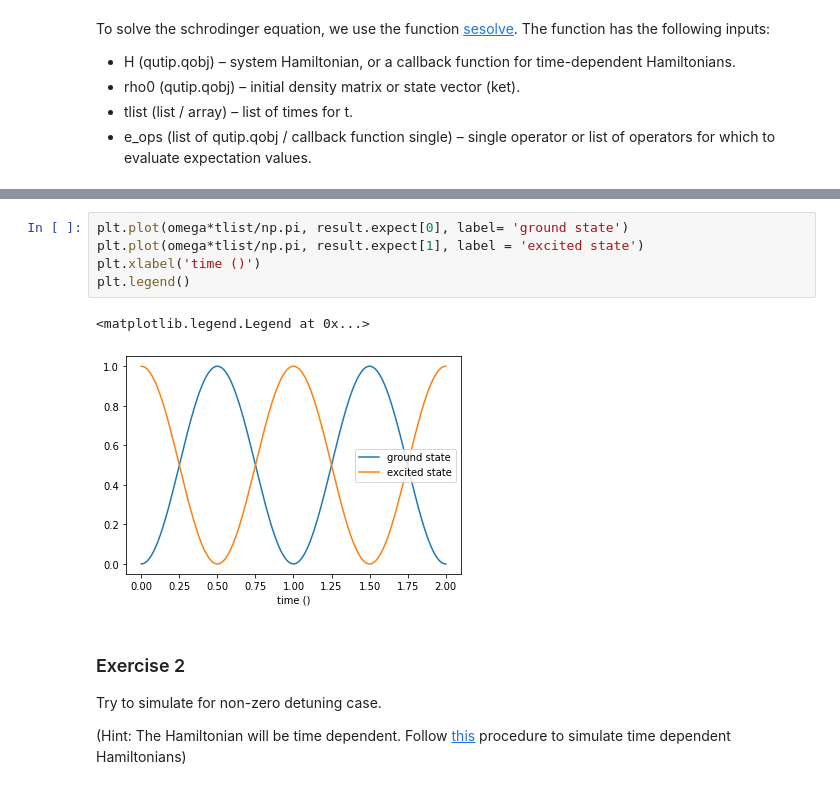
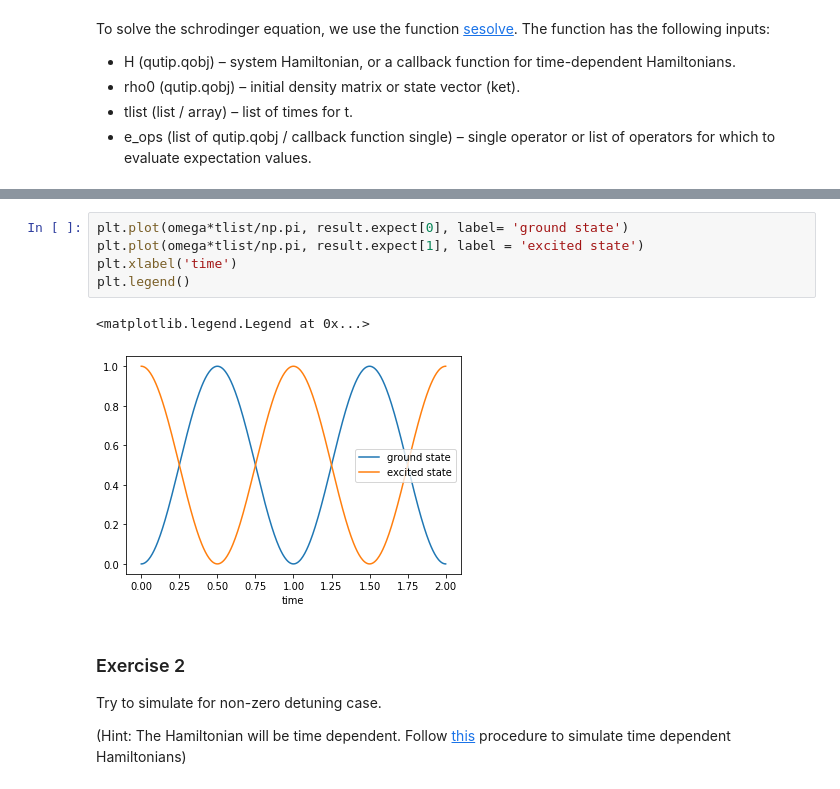
Before and after one commit to Ydeh22/PSE607-QuTip-Notebooks, a Jupyter notebook: QuTip_Introduction.ipynb, the cells around one changed output, grey strips where cells are left out. Drawn from its saved outputs; the diff is of its cells as text.

```diff
--- a/QuTip_Introduction.ipynb
+++ b/QuTip_Introduction.ipynb
@@ -244,11 +277,11 @@ Total run time:   0.08s
 # %%
 plt.plot(omega*tlist/np.pi, result.expect[0], label= 'ground state')
 plt.plot(omega*tlist/np.pi, result.expect[1], label = 'excited state')
-plt.xlabel('time ()')
+plt.xlabel('time')
 plt.legend()
 # %% [output]
 <matplotlib.legend.Legend at 0x...>
-[figure, old version]
+[figure, new version]
 # %% [markdown]
 ### Exercise 2
 
```
Also changed, not shown: parts of 7 cells of this notebook.
